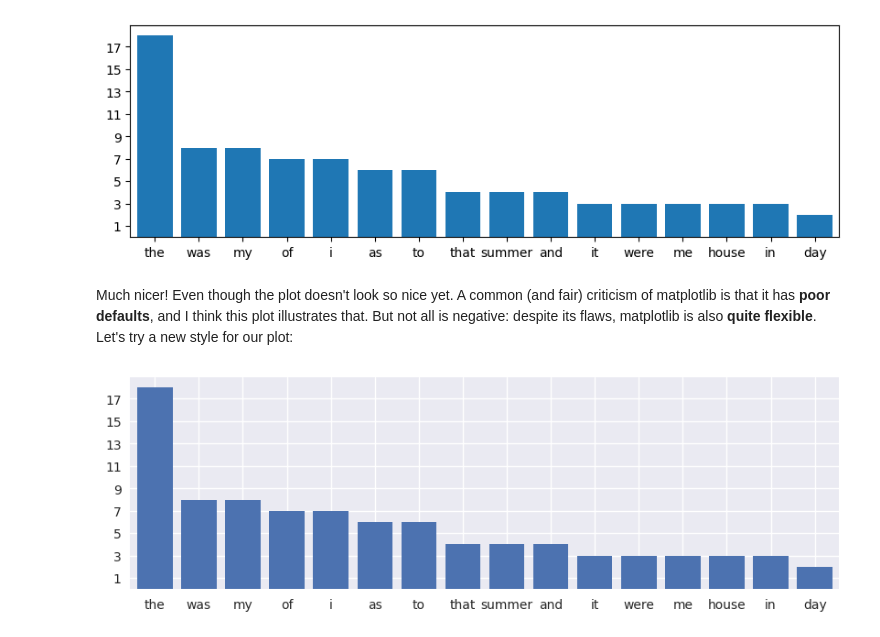
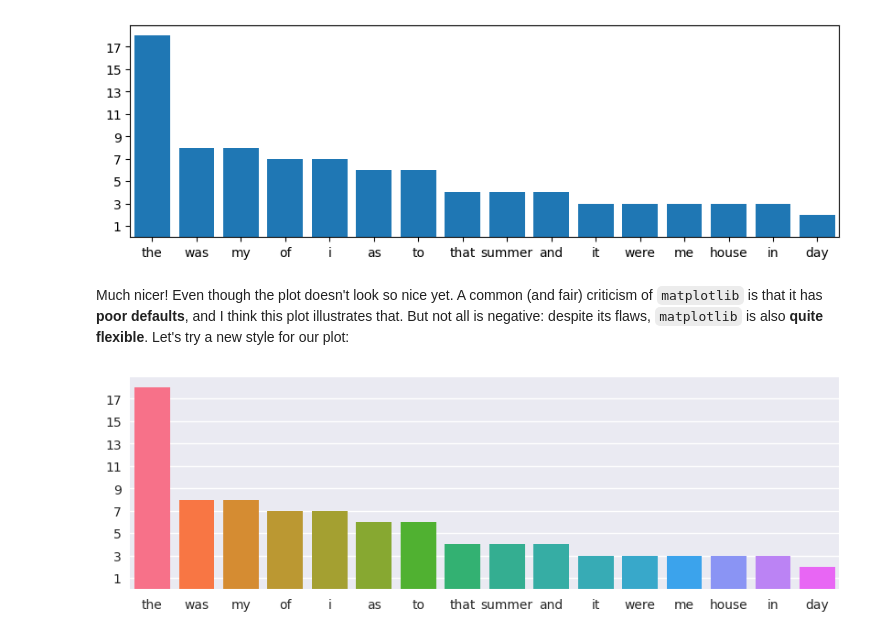
Before and after one commit to SentientVirus/ATTC_biopython, a Jupyter notebook: 3-Data_parsing.ipynb, the cells around one changed output. Drawn from its saved outputs; the diff is of its cells as text; code cells hidden in the pictures.

```diff
--- a/3-Data_parsing.ipynb
+++ b/3-Data_parsing.ipynb
@@ -598,14 +605,13 @@ plt.margins(x = 0.01, tight = True) # New line (change margins)
 # %% [output]
 [figure]
 # %% [markdown]
-Much nicer! Even though the plot doesn't look so nice yet. A common (and fair) criticism of matplotlib is that it has **poor defaults**, and I think this plot illustrates that. But not all is negative: despite its flaws, matplotlib is also **quite flexible**. Let's try a new style for our plot:
+Much nicer! Even though the plot doesn't look so nice yet. A common (and fair) criticism of ``matplotlib`` is that it has **poor defaults**, and I think this plot illustrates that. But not all is negative: despite its flaws, ``matplotlib`` is also **quite flexible**. Let's try a new style for our plot:
 # %%
-x = list(word_count.keys())[:16]
-y = list(word_count.values())[:16]
-with plt.style.context("seaborn"): # New line (eeeh... isn't this... you know... the name of the other package?)
+with plt.style.context("seaborn"): # New line (background style)
     plt.figure(figsize = (10, 3))
-    plt.bar(x, y);
     plt.yticks(range(1, max(y)+1, 2));
-    plt.margins(x = 0.01, tight = True)
+    plt.margins(x = 0.006, tight = True)
+    plt.grid(axis = "x") # New line: only horizontal grid
+    plt.bar(x, y, color = sns.color_palette("husl", 18)); # Add seaborn color palete
 # %% [output]
-[figure, old version]
+[figure, new version]
```
Also changed, not shown: parts of 13 cells of this notebook.
